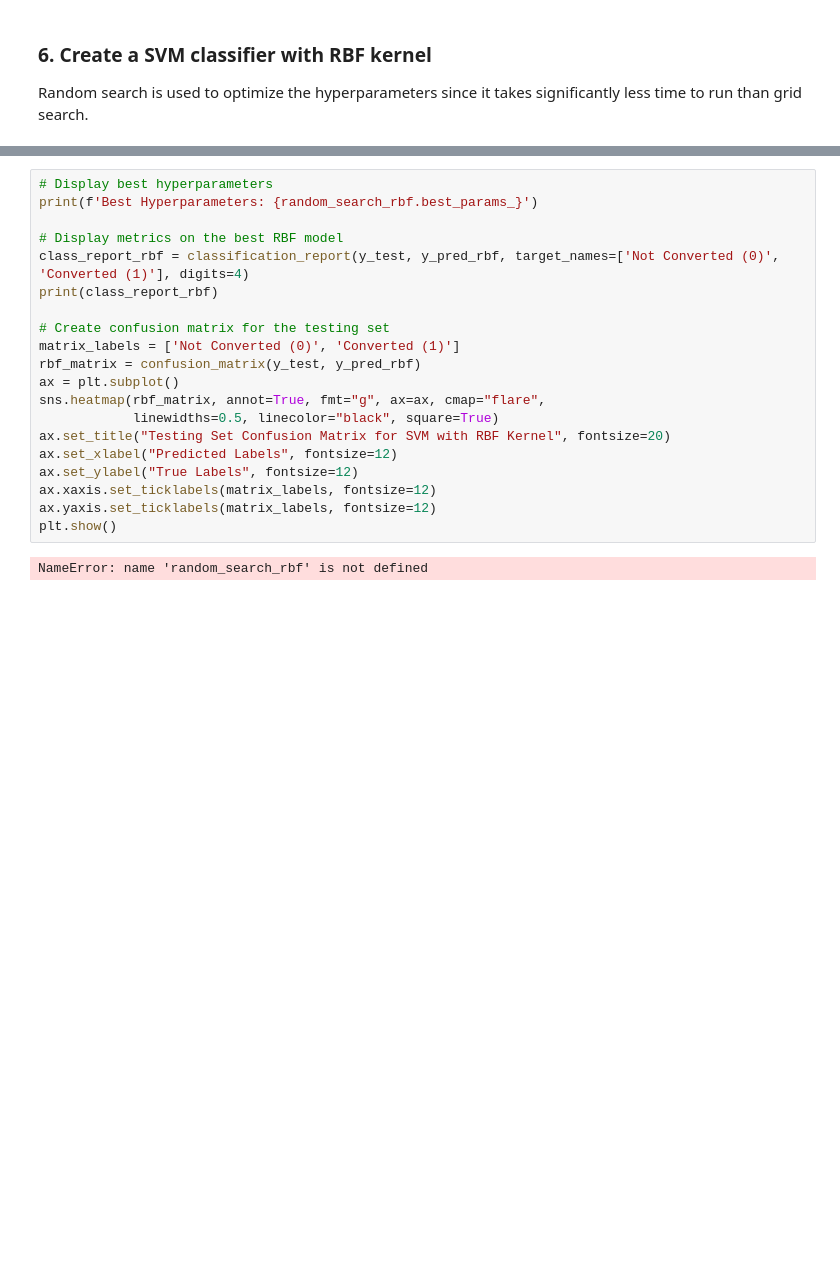
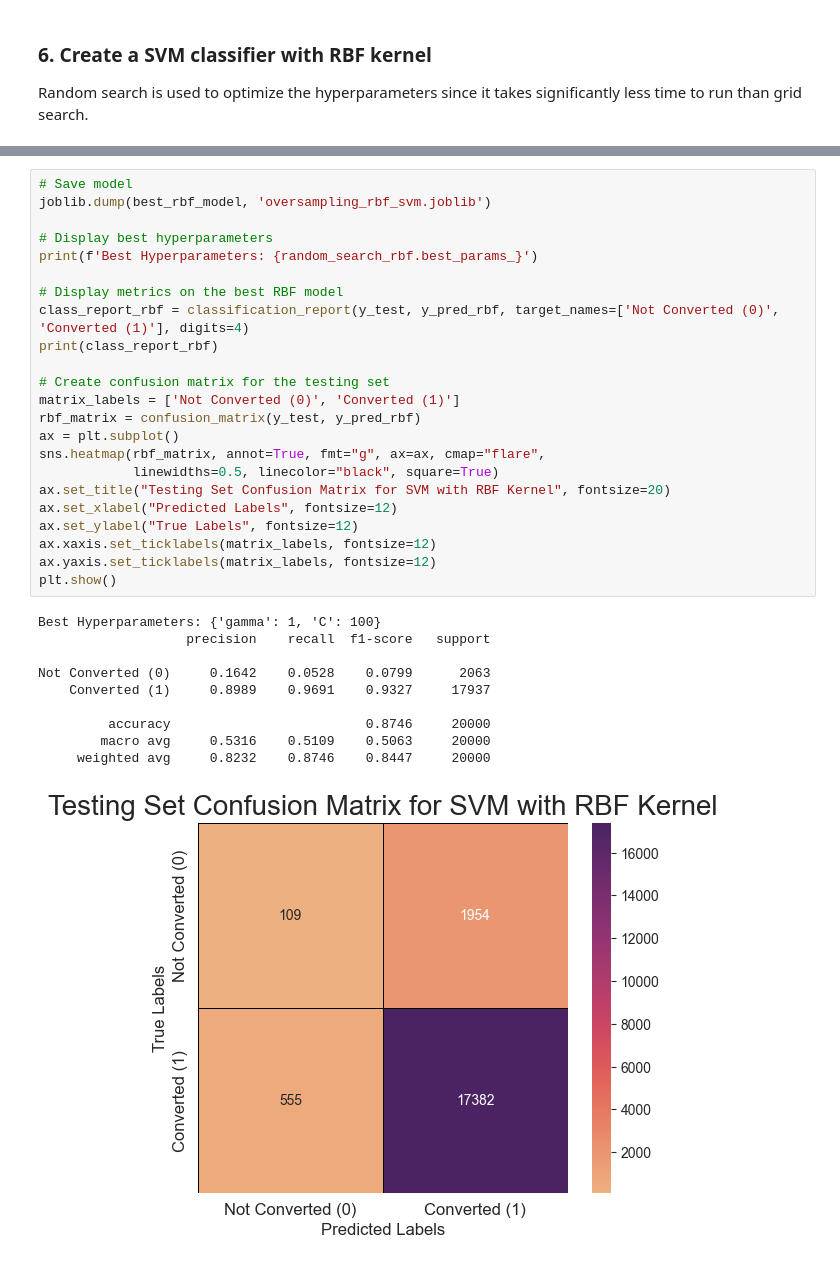
Before and after one commit to DanielDanyang/ECS171-Group10, a Jupyter notebook: svm.ipynb, the cells around one changed output, grey strips where cells are left out. Cells and saved outputs as stored; diff of their text form; blank space fills up the shorter version.

```diff
--- a/svm.ipynb
+++ b/svm.ipynb
@@ -325,22 +343,34 @@ Fitting 5 folds for each of 10 candidates, totalling 50 fits
 # %%
+# Save model
+joblib.dump(best_rbf_model, 'oversampling_rbf_svm.joblib')
+
 # Display best hyperparameters
 print(f'Best Hyperparameters: {random_search_rbf.best_params_}')
 
 # Display metrics on the best RBF model
 class_report_rbf = classification_report(y_test, y_pred_rbf, target_names=['Not Converted (0)', 'Converted (1)'], digits=4)
 print(class_report_rbf)
 
 # Create confusion matrix for the testing set
 matrix_labels = ['Not Converted (0)', 'Converted (1)']
 rbf_matrix = confusion_matrix(y_test, y_pred_rbf)
 ax = plt.subplot()
 sns.heatmap(rbf_matrix, annot=True, fmt="g", ax=ax, cmap="flare",
             linewidths=0.5, linecolor="black", square=True)
 ax.set_title("Testing Set Confusion Matrix for SVM with RBF Kernel", fontsize=20)
 ax.set_xlabel("Predicted Labels", fontsize=12)
 ax.set_ylabel("True Labels", fontsize=12)
 ax.xaxis.set_ticklabels(matrix_labels, fontsize=12)
 ax.yaxis.set_ticklabels(matrix_labels, fontsize=12)
 plt.show()
 # %% [output]
-NameError: name 'random_search_rbf' is not defined
+Best Hyperparameters: {'gamma': 1, 'C': 100}
+                   precision    recall  f1-score   support
+
+Not Converted (0)     0.1642    0.0528    0.0799      2063
+    Converted (1)     0.8989    0.9691    0.9327     17937
+
+         accuracy                         0.8746     20000
+        macro avg     0.5316    0.5109    0.5063     20000
+     weighted avg     0.8232    0.8746    0.8447     20000
+[figure, added]
```
Also changed, not shown: parts of 4 cells of this notebook, 4 other files.
